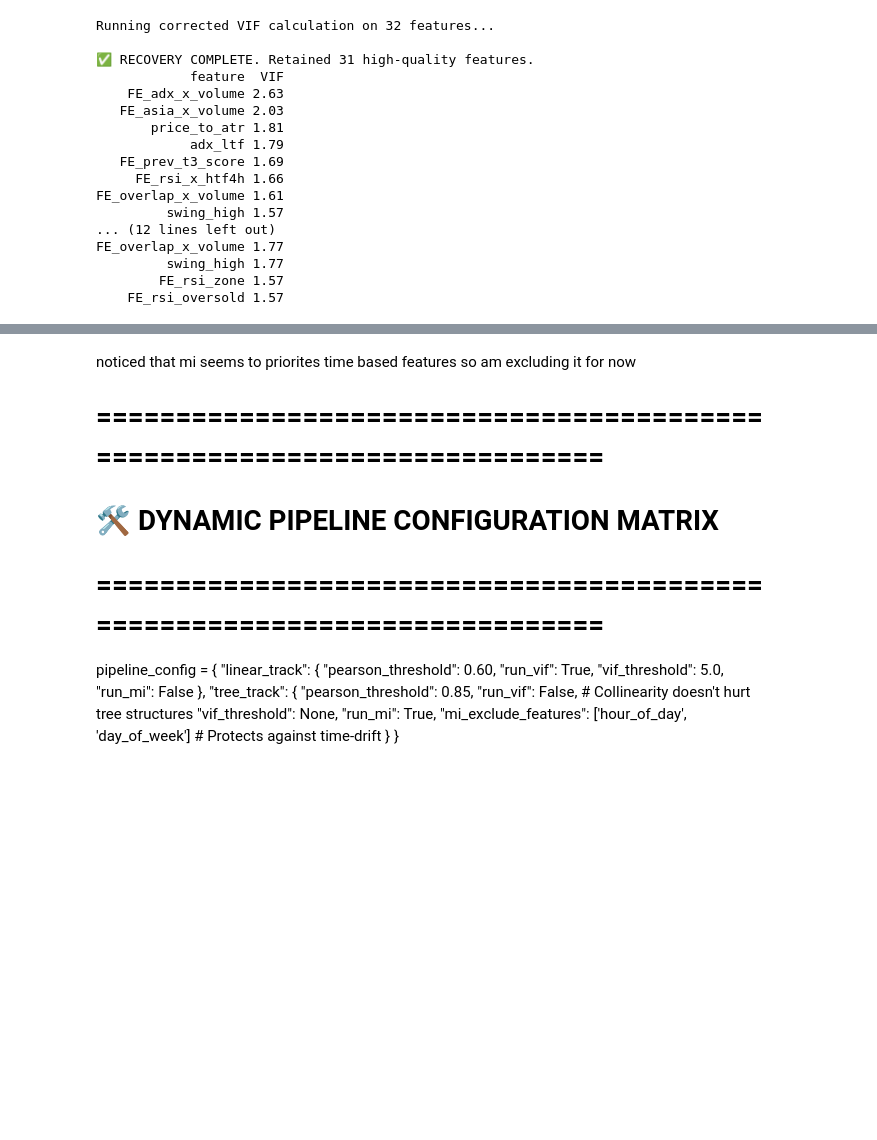
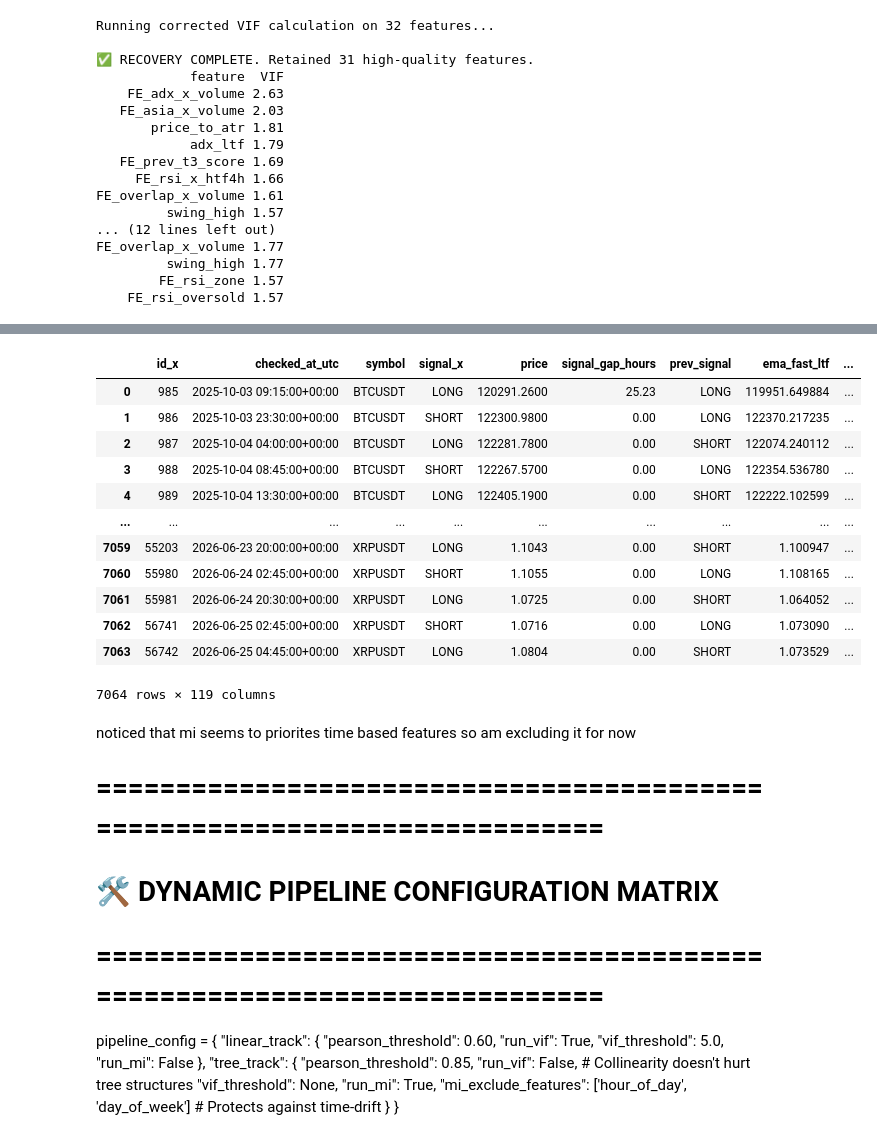
Before and after one commit to Jeshurun-B/EMA-optimizer-pipeline-v2, a Jupyter notebook: coolab_notebooks/week3_feature_engineering.ipynb, the cells around one changed output, grey strips where cells are left out. Cells and saved outputs as stored; diff of their text form; code cells hidden in the pictures; blank space fills up the shorter version.

```diff
--- a/coolab_notebooks/week3_feature_engineering.ipynb
+++ b/coolab_notebooks/week3_feature_engineering.ipynb
@@ -75,3 +75,12 @@ except Exception as e:
     print(f'Main connection failed: {e}')
 # %% [output]
 Main database connected ✓
+# %%
+# ============================================================
+# CONNECT TO MAIN DATABASE
+# ============================================================
+try:
+    main_client_all = create_client(userdata.get('SUPABASE_URL'), userdata.get('SUPABASE_KEY'))
+    print('Main database connected ✓')
+except Exception as e:
+    print(f'Main connection failed: {e}')
@@ -1734,3 +2172,19 @@ Calculating MI for LONG CROSSOVERS (31 features, 3533 rows)...
+# %%
+df
+# %% [output]
+|  | id_x | checked_at_utc | symbol | signal_x | price | signal_gap_hours | prev_signal | ema_fast_ltf | ... |
+| 0 | 985 | 2025-10-03 09:15:00+00:00 | BTCUSDT | LONG | 120291.2600 | 25.23 | LONG | 119951.649884 | ... |
+| 1 | 986 | 2025-10-03 23:30:00+00:00 | BTCUSDT | SHORT | 122300.9800 | 0.00 | LONG | 122370.217235 | ... |
+| 2 | 987 | 2025-10-04 04:00:00+00:00 | BTCUSDT | LONG | 122281.7800 | 0.00 | SHORT | 122074.240112 | ... |
+| 3 | 988 | 2025-10-04 08:45:00+00:00 | BTCUSDT | SHORT | 122267.5700 | 0.00 | LONG | 122354.536780 | ... |
+| 4 | 989 | 2025-10-04 13:30:00+00:00 | BTCUSDT | LONG | 122405.1900 | 0.00 | SHORT | 122222.102599 | ... |
+| ... | ... | ... | ... | ... | ... | ... | ... | ... | ... |
+| 7059 | 55203 | 2026-06-23 20:00:00+00:00 | XRPUSDT | LONG | 1.1043 | 0.00 | SHORT | 1.100947 | ... |
+| 7060 | 55980 | 2026-06-24 02:45:00+00:00 | XRPUSDT | SHORT | 1.1055 | 0.00 | LONG | 1.108165 | ... |
+| 7061 | 55981 | 2026-06-24 20:30:00+00:00 | XRPUSDT | LONG | 1.0725 | 0.00 | SHORT | 1.064052 | ... |
+| 7062 | 56741 | 2026-06-25 02:45:00+00:00 | XRPUSDT | SHORT | 1.0716 | 0.00 | LONG | 1.073090 | ... |
+| 7063 | 56742 | 2026-06-25 04:45:00+00:00 | XRPUSDT | LONG | 1.0804 | 0.00 | SHORT | 1.073529 | ... |
+7064 rows × 119 columns
 # %% [markdown]
 noticed that mi seems to priorites time based features so am excluding it for now
 
```
Also changed, not shown: parts of 37 cells of this notebook.
